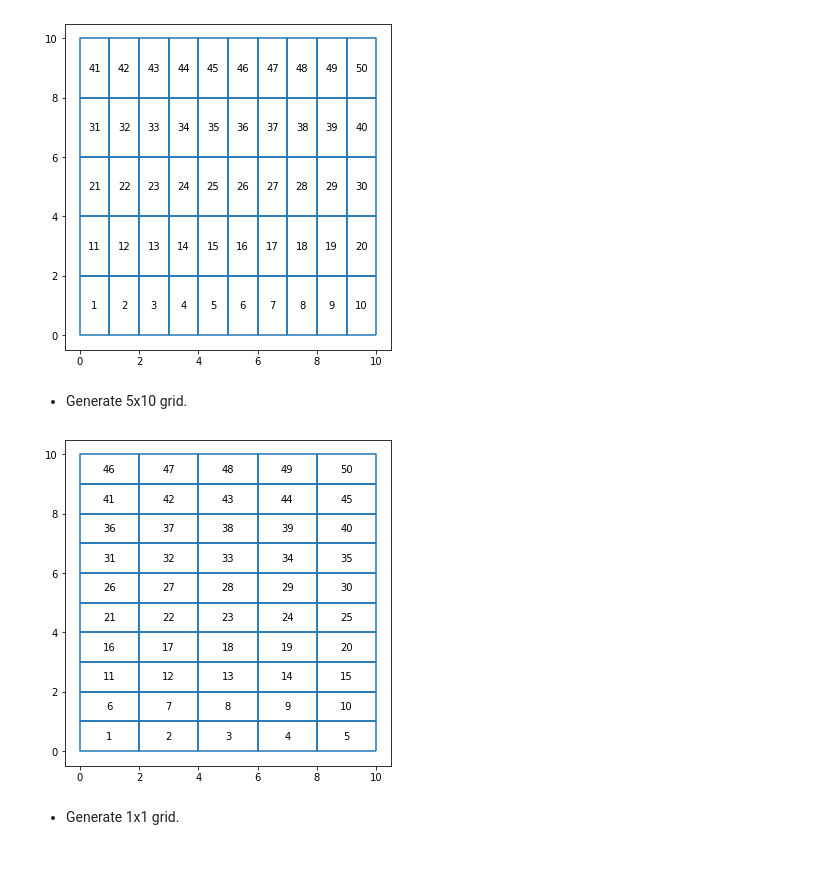
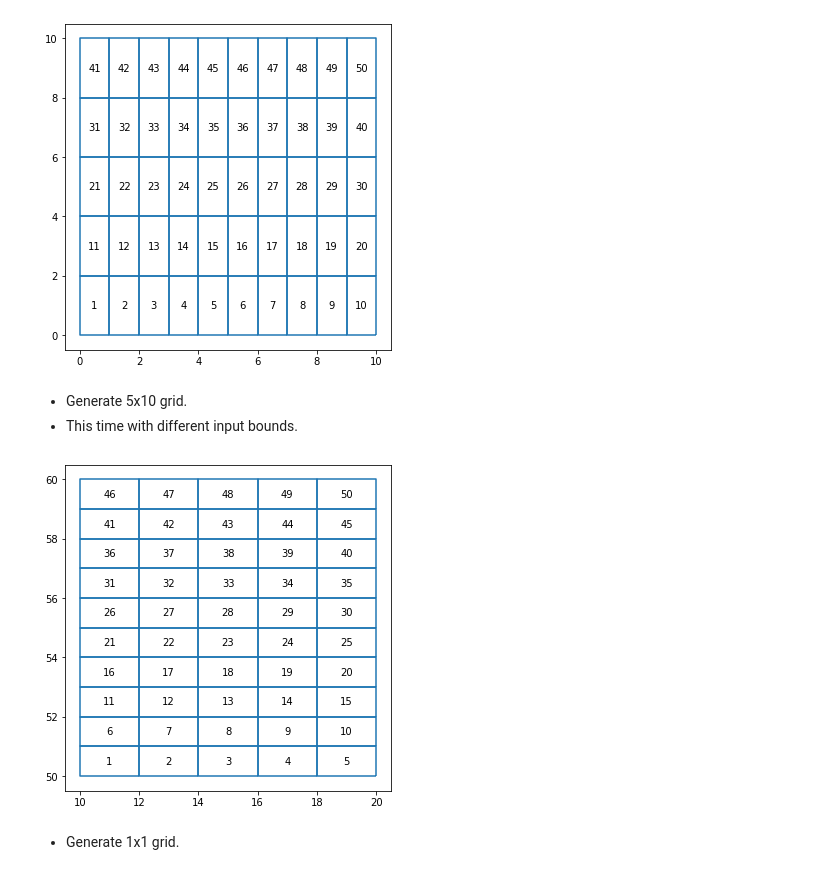
Before and after one commit to carlosg-m/goose-lab, a Jupyter notebook: Create 2d grid with NumPy.ipynb, the cells around one changed output. Drawn from its saved outputs; the diff is of its cells as text; code cells hidden in the pictures.

```diff
--- a/Create 2d grid with NumPy.ipynb
+++ b/Create 2d grid with NumPy.ipynb
@@ -103,19 +104,20 @@ for coos, index in zip(grid, grid_index):
 [figure]
 # %% [markdown]
 - Generate 5x10 grid.
+- This time with different input bounds.
 # %%
-grid, grid_index = create_grid(xmin=0, xmax=10, ymin=0, ymax=10, xstep=5, ystep=10)
+grid, grid_index = create_grid(xmin=10, xmax=20, ymin=50, ymax=60, xstep=5, ystep=10)
 
 grid_shapely = list(map(lambda x: shapely.geometry.box(*x), grid))
 
 fig, ax = plt.subplots(figsize=(6,6))
 
 gpd.GeoDataFrame(geometry=grid_shapely).exterior.plot(ax=ax)
 
 for coos, index in zip(grid, grid_index):
     ax.text(coos[[0,2]].mean(), coos[[1,3]].mean(), str(index), horizontalalignment='center', verticalalignment='center')
 # %% [output]
-[figure, old version]
+[figure, new version]
 # %% [markdown]
 - Generate 1x1 grid.
 # %%
```
Also changed, not shown: parts of 2 cells of this notebook.
